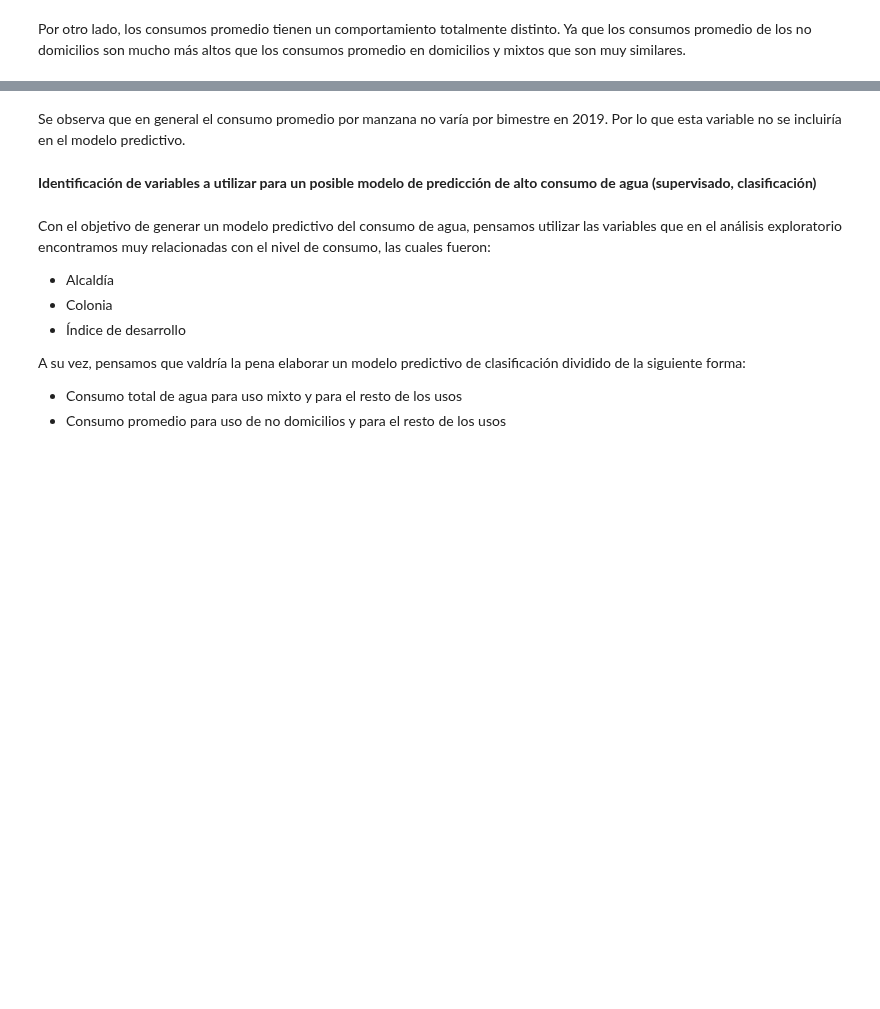
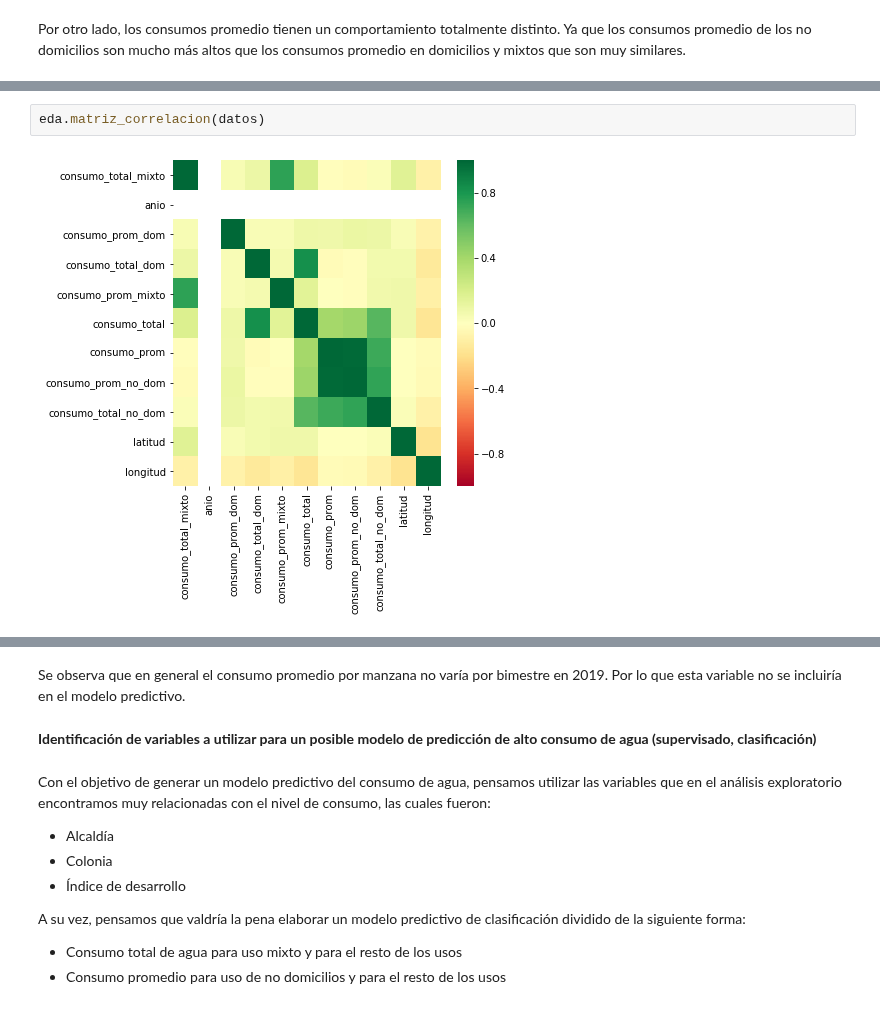
Before and after one commit to DorelyMS/git-ids, a Jupyter notebook: Reporte_EDA_GDA.ipynb, the cells around one changed output, grey strips where cells are left out. Saved outputs shown, nothing was run; the diff lists cells and outputs as text; blank space fills up the shorter version.

Commit message:
Se agrega matriz de correlación de variables

```diff
--- a/Reporte_EDA_GDA.ipynb
+++ b/Reporte_EDA_GDA.ipynb
@@ -223,0 +225,4 @@ eda.grafico_strip(datos,'bimestre','consumo_total','Bimestre de 2019','Consumo d
+# %%
+eda.matriz_correlacion(datos)
+# %% [output]
+[figure, added]
```
Also changed, not shown: parts of 7 cells of this notebook.
